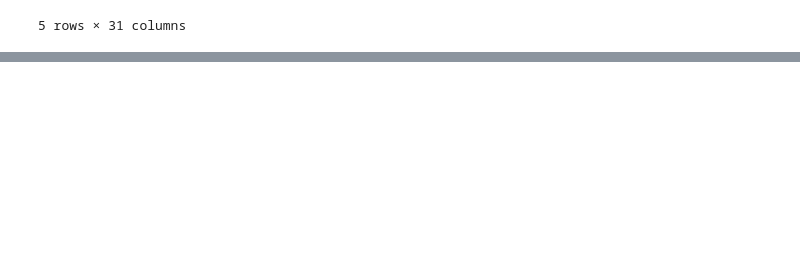
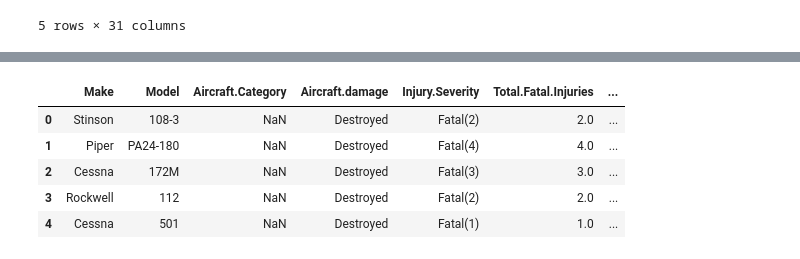
Before and after one commit to ralphy89/dsc-phase-1-project, a Jupyter notebook: working_notebook.ipynb, the cells around one changed output, grey strips where cells are left out. Cells and saved outputs as stored; diff of their text form; code cells hidden in the pictures; blank space fills up the shorter version.

```diff
--- a/working_notebook.ipynb
+++ b/working_notebook.ipynb
@@ -122,7 +123,8 @@ selected_columns = [
     "Purpose.of.flight",
     "Weather.Condition",
     "Broad.phase.of.flight",
-    "Amateur.Built"
+    "Amateur.Built",
+    "Event.Date"
 ]
 # %% [markdown]
 # 2. Data Preparation
@@ -162,0 +165,9 @@ memory usage: 10.3+ MB
+# %%
+aviation_data.head()
+# %% [output]
+|  | Make | Model | Aircraft.Category | Aircraft.damage | Injury.Severity | Total.Fatal.Injuries | ... |
+| 0 | Stinson | 108-3 | NaN | Destroyed | Fatal(2) | 2.0 | ... |
+| 1 | Piper | PA24-180 | NaN | Destroyed | Fatal(4) | 4.0 | ... |
+| 2 | Cessna | 172M | NaN | Destroyed | Fatal(3) | 3.0 | ... |
+| 3 | Rockwell | 112 | NaN | Destroyed | Fatal(2) | 2.0 | ... |
+| 4 | Cessna | 501 | NaN | Destroyed | Fatal(1) | 1.0 | ... |
```
Also changed, not shown: parts of 20 cells of this notebook.
